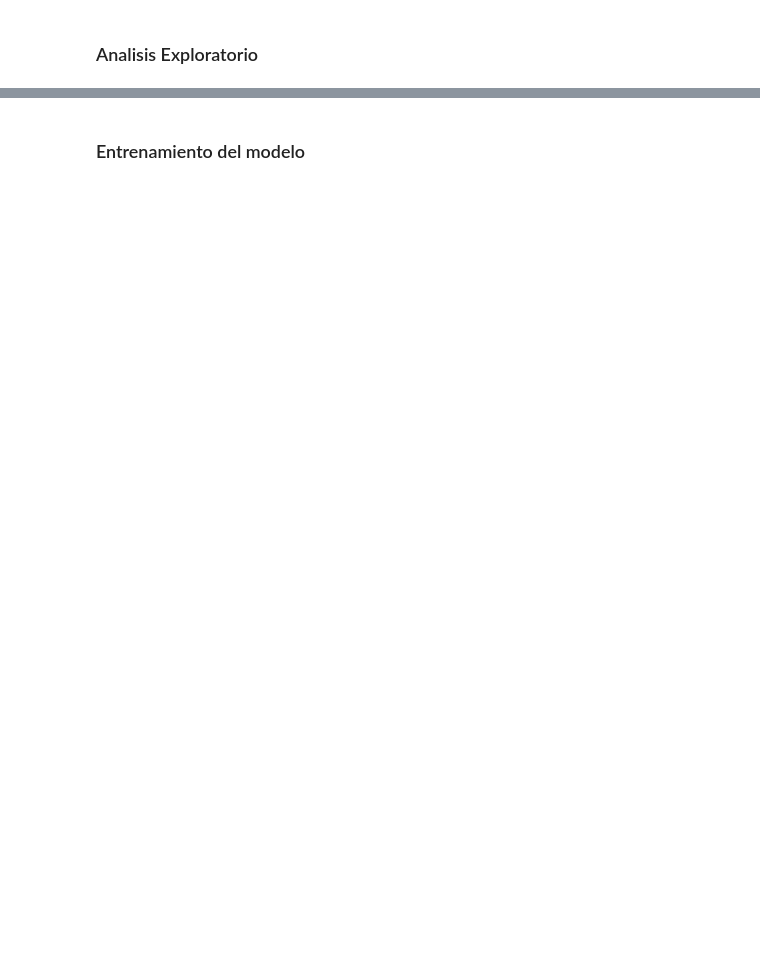
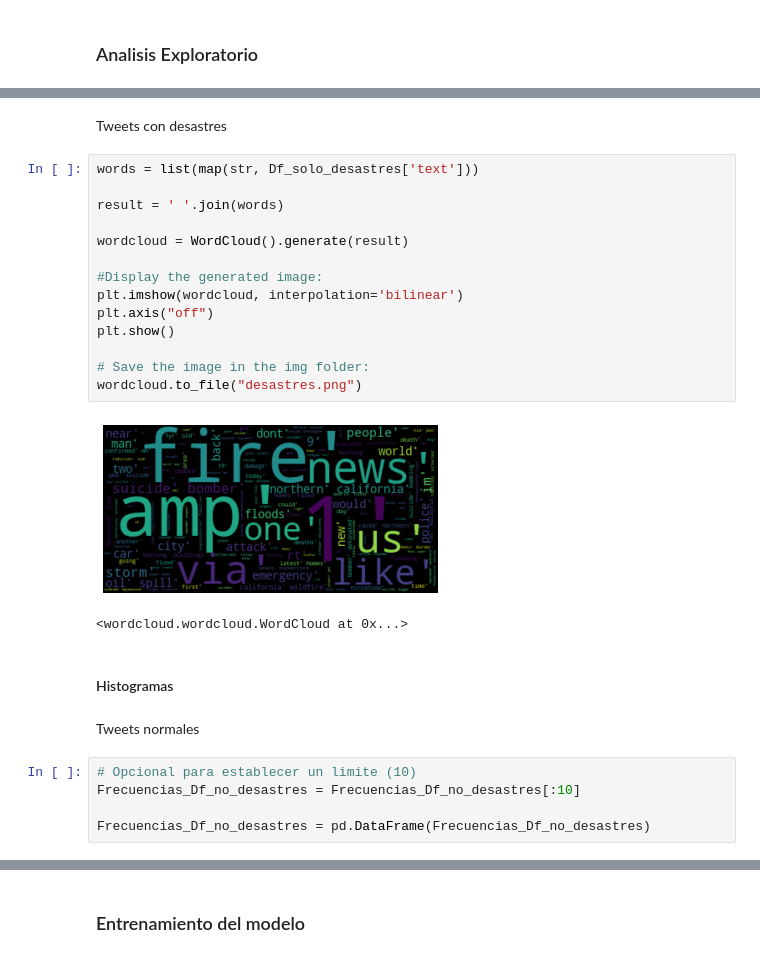
Before and after one commit to jlor31/DS1_LAB05, a Jupyter notebook: DS 1 LAB 05.ipynb, the cells around one changed output, grey strips where cells are left out. Drawn from its saved outputs; the diff is of its cells as text; blank space fills up the shorter version.

```diff
--- a/DS 1 LAB 05.ipynb
+++ b/DS 1 LAB 05.ipynb
@@ -158,0 +235,28 @@ Length: 8903, dtype: int64
+# %% [markdown]
+Tweets con desastres
+# %%
+words = list(map(str, Df_solo_desastres['text']))
+
+result = ' '.join(words)
+
+wordcloud = WordCloud().generate(result)
+
+#Display the generated image:
+plt.imshow(wordcloud, interpolation='bilinear')
+plt.axis("off")
+plt.show()
+
+# Save the image in the img folder:
+wordcloud.to_file("desastres.png")
+# %% [output]
+[figure, added]
+<wordcloud.wordcloud.WordCloud at 0x...>
+# %% [markdown]
+#### Histogramas
+# %% [markdown]
+Tweets normales
+# %%
+# Opcional para establecer un limite (10)
+Frecuencias_Df_no_desastres = Frecuencias_Df_no_desastres[:10]
+
+Frecuencias_Df_no_desastres = pd.DataFrame(Frecuencias_Df_no_desastres)
```
Also changed, not shown: parts of 15 cells of this notebook, 3 other files.
